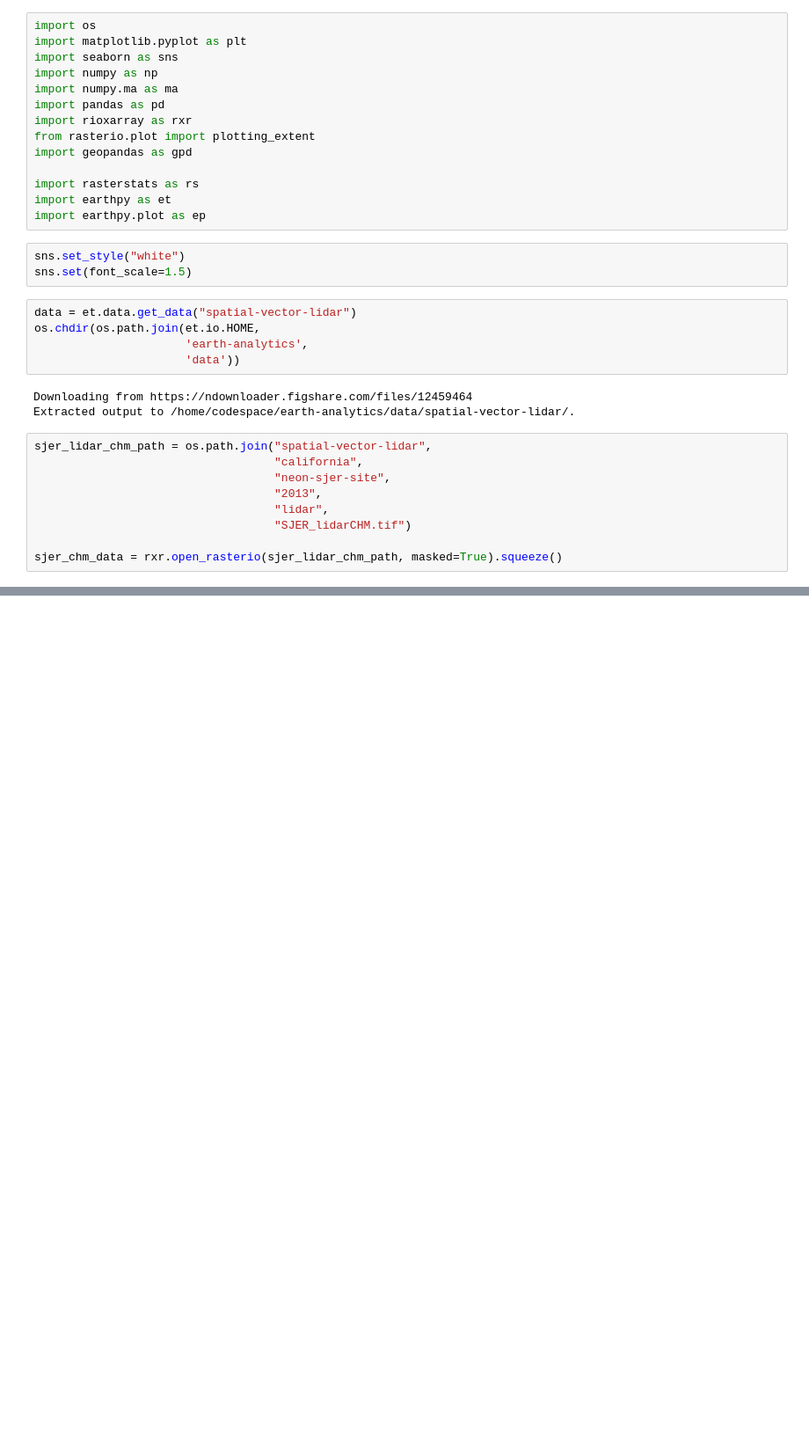
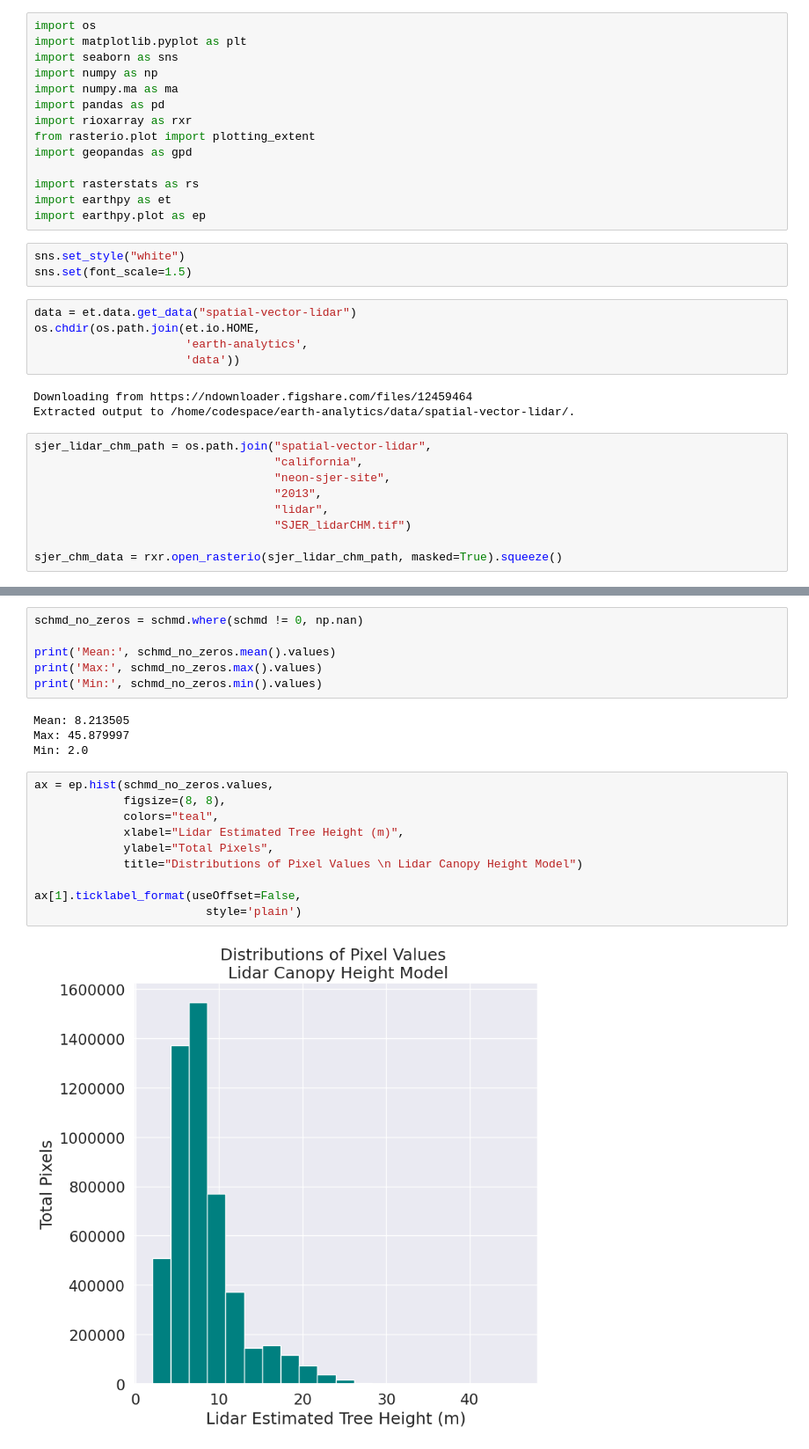
Before and after one commit to TC-YP/gisc606-lab4, a Jupyter notebook: Lab Exercises/extract_values_at_point.ipynb, the cells around one changed output, grey strips where cells are left out. Shown at 88% size. Cells and saved outputs as stored; diff of their text form; blank space fills up the shorter version.

```diff
--- a/Lab Exercises/extract_values_at_point.ipynb
+++ b/Lab Exercises/extract_values_at_point.ipynb
@@ -34,0 +57,22 @@ sjer_chm_data = rxr.open_rasterio(sjer_lidar_chm_path, masked=True).squeeze()
+# %%
+schmd_no_zeros = schmd.where(schmd != 0, np.nan)
+
+print('Mean:', schmd_no_zeros.mean().values)
+print('Max:', schmd_no_zeros.max().values)
+print('Min:', schmd_no_zeros.min().values)
+# %% [output]
+Mean: 8.213505
+Max: 45.879997
+Min: 2.0
+# %%
+ax = ep.hist(schmd_no_zeros.values,
+             figsize=(8, 8),
+             colors="teal",
+             xlabel="Lidar Estimated Tree Height (m)",
+             ylabel="Total Pixels",
+             title="Distributions of Pixel Values \n Lidar Canopy Height Model")
+
+ax[1].ticklabel_format(useOffset=False,
+                         style='plain')
+# %% [output]
+[figure, added]
```
Also changed, not shown: parts of 12 cells of this notebook.
